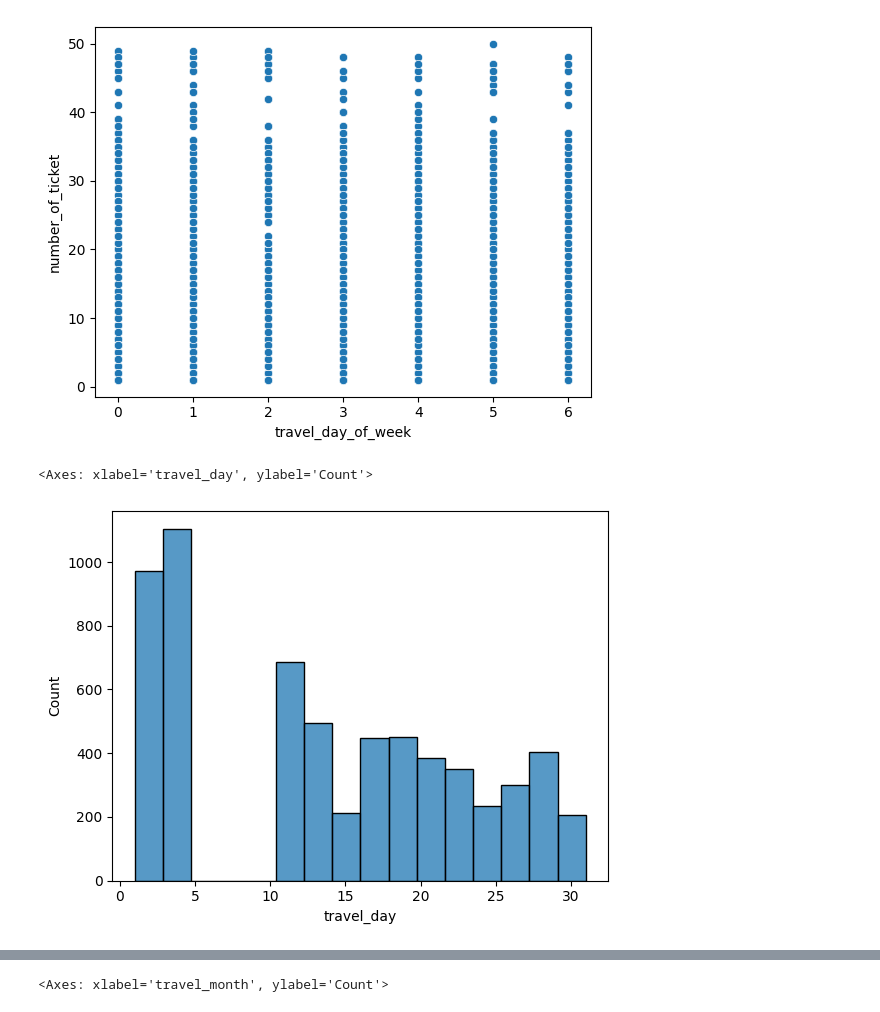
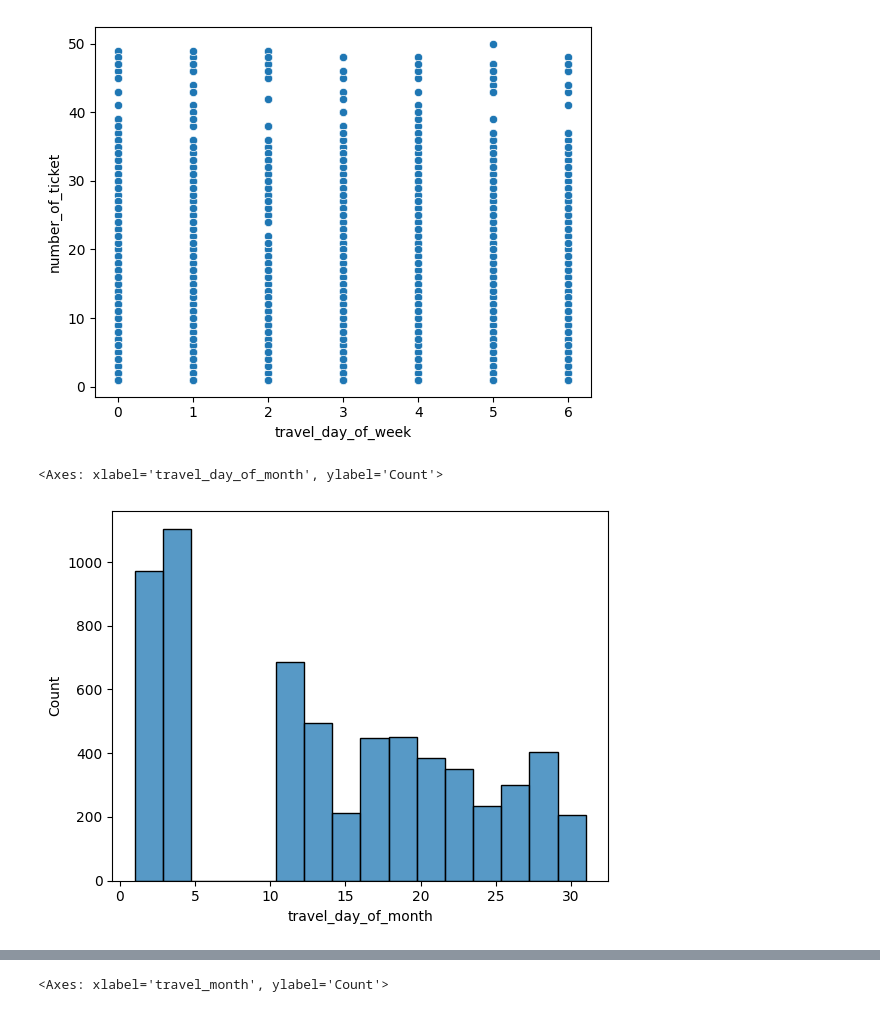
Before and after one commit to sidpatondikar/Capstone-Project-Regression, a Jupyter notebook: Individual_notebook.ipynb, the cells around one changed output, grey strips where cells are left out. Saved outputs shown, nothing was run; the diff lists cells and outputs as text; code cells hidden in the pictures.

```diff
--- a/Individual_notebook.ipynb
+++ b/Individual_notebook.ipynb
@@ -204,7 +210,7 @@ df.head()
 | 4 | 5778 | 27-11-17 | 7:12 | Migori | Bus | 49 | 31 |
 # %%
 df['travel_date'] = pd.to_datetime(df['travel_date'])
-df['travel_time'] = pd.to_datetime(df['travel_time'])
+#df['travel_time'] = pd.to_datetime(df['travel_time'])
 # %% [markdown]
 ## Visualizations
 # %%
@@ -252,11 +258,21 @@ df_copy.head(1)
 # %%
-df_copy['travel_day'] = df_copy['travel_date'].dt.day
 df_copy['travel_month'] = df_copy['travel_date'].dt.month
 df_copy['travel_year'] = df_copy['travel_date'].dt.year
+df_copy['travel_day_of_month'] = df_copy['travel_date'].dt.day
+df_copy['travel_day_of_year'] = df_copy['travel_date'].dt.dayofyear
 df_copy['travel_day_of_week'] = df_copy['travel_date'].dt.dayofweek
-df_copy['travel_hour'] = df_copy['travel_time'].dt.hour
+df_copy['travel_hour'] = pd.to_datetime(df_copy['travel_time']).dt.hour
 df_copy['quarter'] = df_copy['travel_date'].dt.quarter
 df_copy['is_weekend'] = df_copy['travel_day_of_week'].apply(lambda x: 1 if x in [5,6] else 0)
+# %%
+def get_period(hour):
+  if hour<7: return 'em'
+  elif hour>=7 and hour<=11: return 'mor'
+  elif hour>11 and hour<=15: return 'an'
+  elif hour>15 and hour<=19: return 'evn'
+  elif hour>19 and hour<=24: return 'nght'
+# %%
+df_copy['time_period_of_day'] = df_copy['travel_hour'].apply(get_period)
 # %%
 df_copy.head()
 # %% [output]
@@ -277,8 +293,8 @@ sns.scatterplot(data=df_copy, x='travel_day_of_week',y='number_of_ticket')
 <Axes: xlabel='travel_day_of_week', ylabel='number_of_ticket'>
 [figure]
 # %%
-sns.histplot(df_copy['travel_day'])
+sns.histplot(df_copy['travel_day_of_month'])
 # %% [output]
-<Axes: xlabel='travel_day', ylabel='Count'>
+<Axes: xlabel='travel_day_of_month', ylabel='Count'>
-[figure, old version]
+[figure, new version]
 # %%
```
Also changed, not shown: parts of 26 cells of this notebook.
